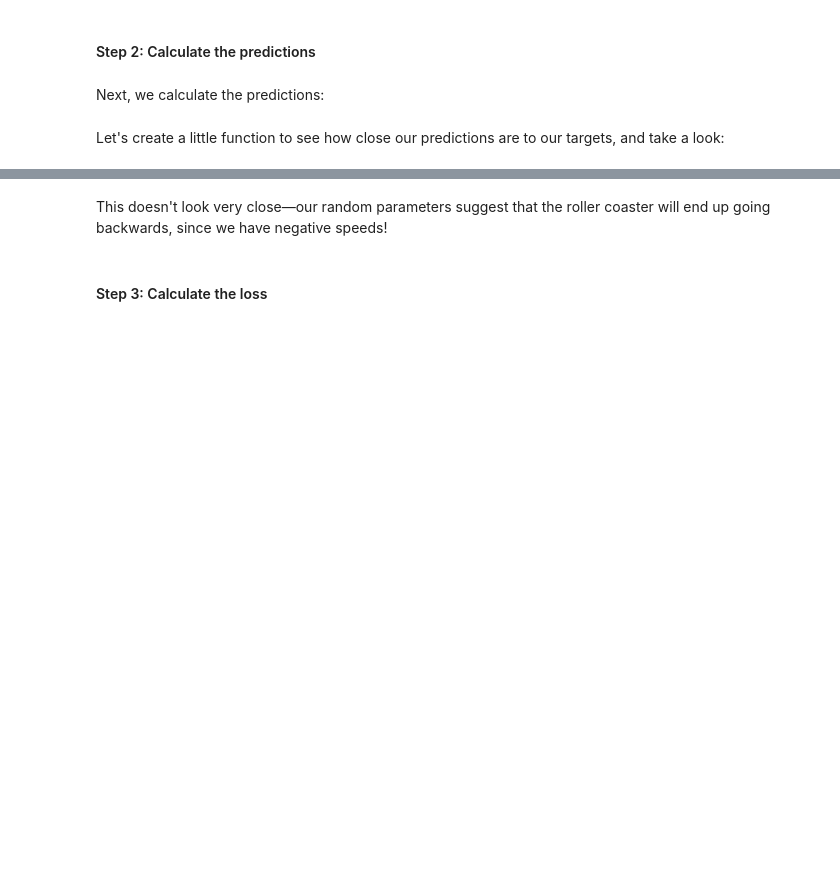
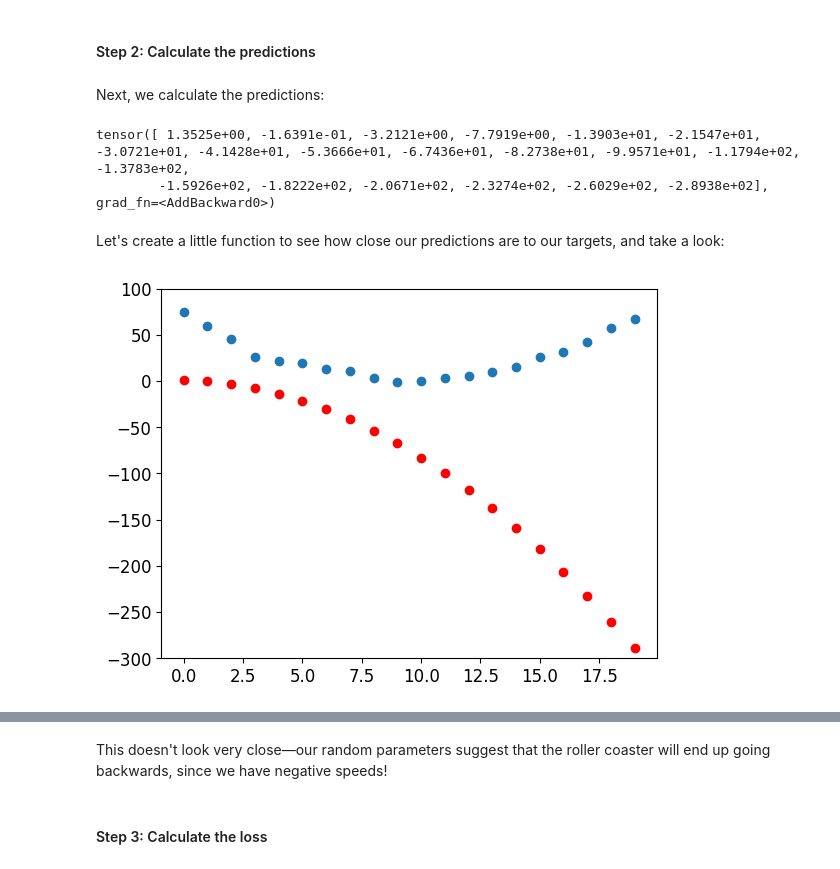
Before and after one commit to kinuthiaG/deep-learning-coursera, a Jupyter notebook: 04_mnist_basics_basics_7_1_2025.ipynb, the cells around one changed output, grey strips where cells are left out. Cells and saved outputs as stored; diff of their text form; code cells hidden in the pictures; blank space fills up the shorter version.

```diff
--- a/04_mnist_basics_basics_7_1_2025.ipynb
+++ b/04_mnist_basics_basics_7_1_2025.ipynb
@@ -667,6 +769,10 @@ orig_params = params.clone()
 Next, we calculate the predictions:
 # %%
 preds = f(time, params)
+preds
+# %% [output]
+tensor([ 1.3525e+00, -1.6391e-01, -3.2121e+00, -7.7919e+00, -1.3903e+01, -2.1547e+01, -3.0721e+01, -4.1428e+01, -5.3666e+01, -6.7436e+01, -8.2738e+01, -9.9571e+01, -1.1794e+02, -1.3783e+02,
+        -1.5926e+02, -1.8222e+02, -2.0671e+02, -2.3274e+02, -2.6029e+02, -2.8938e+02], grad_fn=<AddBackward0>)
 # %% [markdown]
 Let's create a little function to see how close our predictions are to our targets, and take a look:
 # %%
@@ -675,6 +781,10 @@ def show_preds(preds, ax=None):
     ax.scatter(time, speed)
     ax.scatter(time, to_np(preds), color='red')
     ax.set_ylim(-300,100)
+# %%
+show_preds(preds)
+# %% [output]
+[figure, added]
 # %%
 show_preds(preds)
 # %% [output]
```
Also changed, not shown: parts of 86 cells of this notebook.
